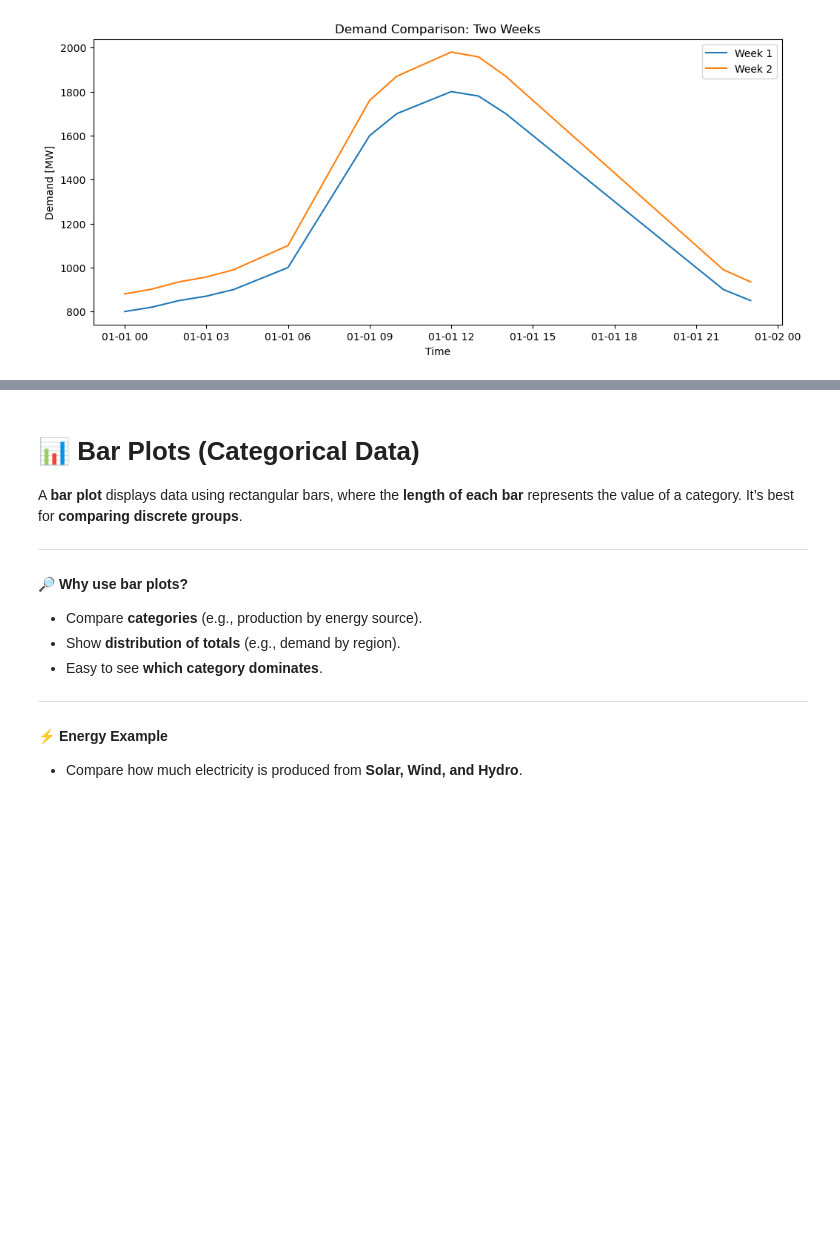
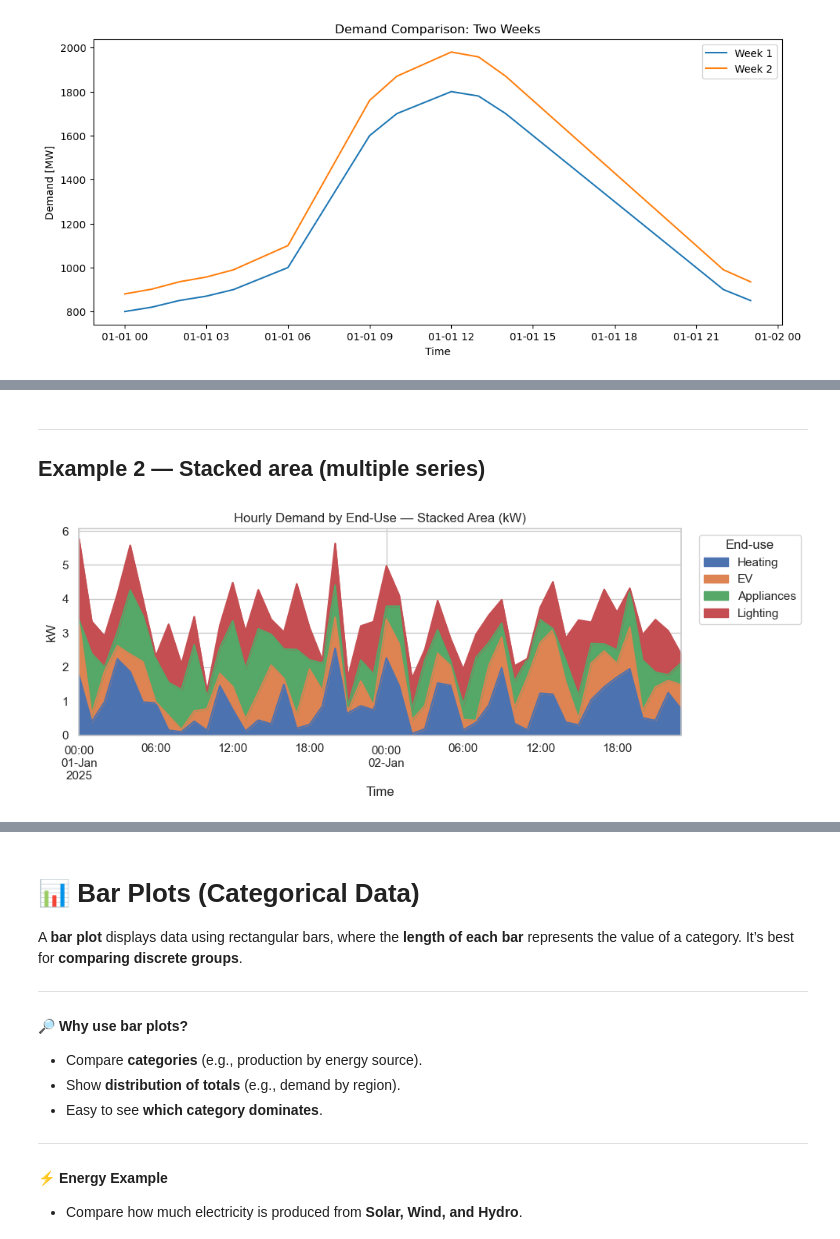
Before and after one commit to drmatson/energy_informatics, a Jupyter notebook: 05_visualization.ipynb, the cells around one changed output, grey strips where cells are left out. Saved outputs shown, nothing was run; the diff lists cells and outputs as text; code cells hidden in the pictures; blank space fills up the shorter version.

```diff
--- a/05_visualization.ipynb
+++ b/05_visualization.ipynb
@@ -102,0 +137,19 @@ plt.show()
+# %% [markdown]
+---
+
+## Example 2 — Stacked area (multiple series)
+# %%
+np.random.seed(0)
+end_uses = ['Heating', 'EV', 'Appliances', 'Lighting']
+idx = pd.date_range('2025-01-01', periods=48, freq='h')
+wide = pd.DataFrame({c: np.abs(np.random.randn(len(idx))) for c in end_uses}, index=idx)
+
+ax = wide.plot(kind='area', stacked=True, figsize=(10, 4))
+ax.set_title('Hourly Demand by End-Use — Stacked Area (kW)')
+ax.set_xlabel('Time')
+ax.set_ylabel('kW')
+ax.legend(title='End-use', bbox_to_anchor=(1.02, 1), loc='upper left')
+plt.tight_layout()
+plt.show()
+# %% [output]
+[figure, added]
```
Also changed, not shown: parts of 65 cells of this notebook, 1 other file.
